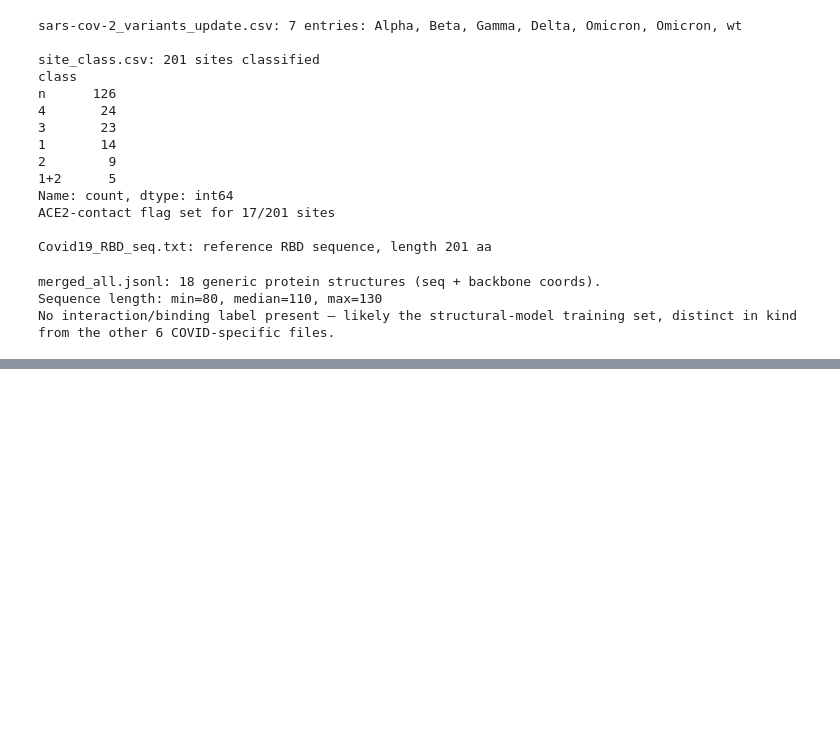
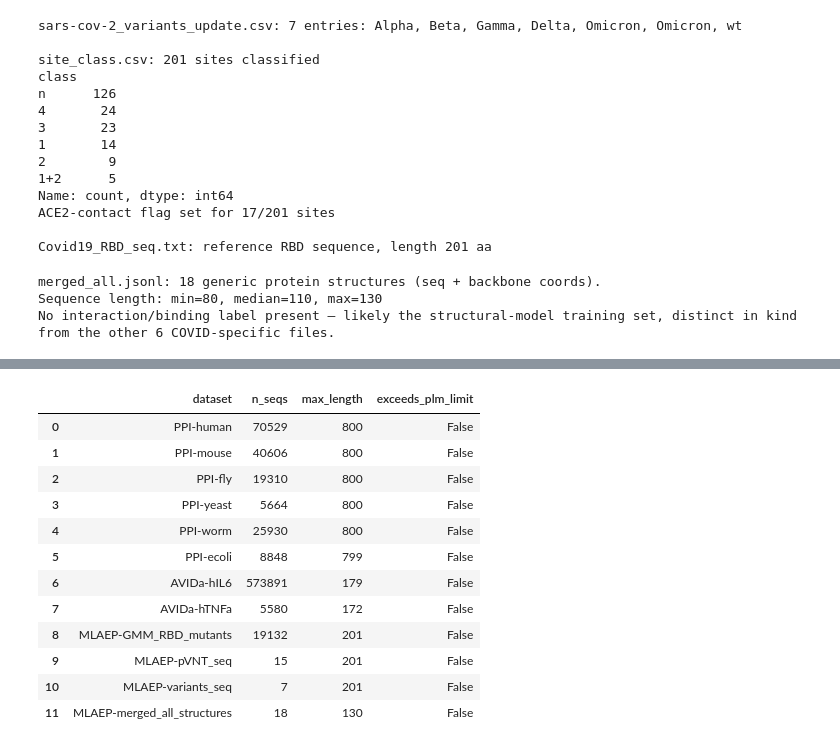
Before and after one commit to ethomas4737/dax-gen_project, a Jupyter notebook: docs/phase1_eda_walkthrough.ipynb, the cells around one changed output, grey strips where cells are left out. Cells and saved outputs as stored; diff of their text form; code cells hidden in the pictures; blank space fills up the shorter version.

```diff
--- a/docs/phase1_eda_walkthrough.ipynb
+++ b/docs/phase1_eda_walkthrough.ipynb
@@ -406,0 +416,40 @@ No interaction/binding label present — likely the structural-model training se
+# %%
+PLM_LIMIT = 1022  # ESM-2 / ESM-1b / ProtBert typical max residues
+
+# reload the small MLAEP files we didn't keep as variables earlier
+mlaep_pvnt_seq = pd.read_csv(RAWDATA / "mlaep" / "pVNT_seq.csv", index_col=0)
+mlaep_variants_full = pd.read_csv(RAWDATA / "mlaep" / "sars-cov-2_variants_update.csv", index_col=0)
+mlaep_merged_lengths = []
+with open(RAWDATA / "mlaep" / "merged_all.jsonl") as f:
+    for line in f:
+        mlaep_merged_lengths.append(len(json.loads(line)["seq"]))
+
+length_summary = []
+for species, seqs in ppi_seqs.items():
+    ls = pd.Series([len(s) for s in seqs])
+    length_summary.append({"dataset": f"PPI-{species}", "n_seqs": len(seqs), "max_length": int(ls.max())})
+for name, df in avida_dfs.items():
+    ls = df["VHH_sequence"].str.len()
+    length_summary.append({"dataset": f"AVIDa-{name}", "n_seqs": len(df), "max_length": int(ls.max())})
+length_summary.append({"dataset": "MLAEP-GMM_RBD_mutants", "n_seqs": len(gmm), "max_length": int(gmm["seq"].str.len().max())})
+length_summary.append({"dataset": "MLAEP-pVNT_seq", "n_seqs": len(mlaep_pvnt_seq), "max_length": int(mlaep_pvnt_seq["seq"].str.len().max())})
+length_summary.append({"dataset": "MLAEP-variants_seq", "n_seqs": len(mlaep_variants_full), "max_length": int(mlaep_variants_full["seq"].str.len().max())})
+length_summary.append({"dataset": "MLAEP-merged_all_structures", "n_seqs": len(mlaep_merged_lengths), "max_length": max(mlaep_merged_lengths)})
+
+length_df = pd.DataFrame(length_summary)
+length_df["exceeds_plm_limit"] = length_df["max_length"] > PLM_LIMIT
+length_df
+# %% [output]
+|  | dataset | n_seqs | max_length | exceeds_plm_limit |
+| 0 | PPI-human | 70529 | 800 | False |
+| 1 | PPI-mouse | 40606 | 800 | False |
+| 2 | PPI-fly | 19310 | 800 | False |
+| 3 | PPI-yeast | 5664 | 800 | False |
+| 4 | PPI-worm | 25930 | 800 | False |
+| 5 | PPI-ecoli | 8848 | 799 | False |
+| 6 | AVIDa-hIL6 | 573891 | 179 | False |
+| 7 | AVIDa-hTNFa | 5580 | 172 | False |
+| 8 | MLAEP-GMM_RBD_mutants | 19132 | 201 | False |
+| 9 | MLAEP-pVNT_seq | 15 | 201 | False |
+| 10 | MLAEP-variants_seq | 7 | 201 | False |
+| 11 | MLAEP-merged_all_structures | 18 | 130 | False |
```
Also changed, not shown: parts of 11 cells of this notebook, 3 other files.
